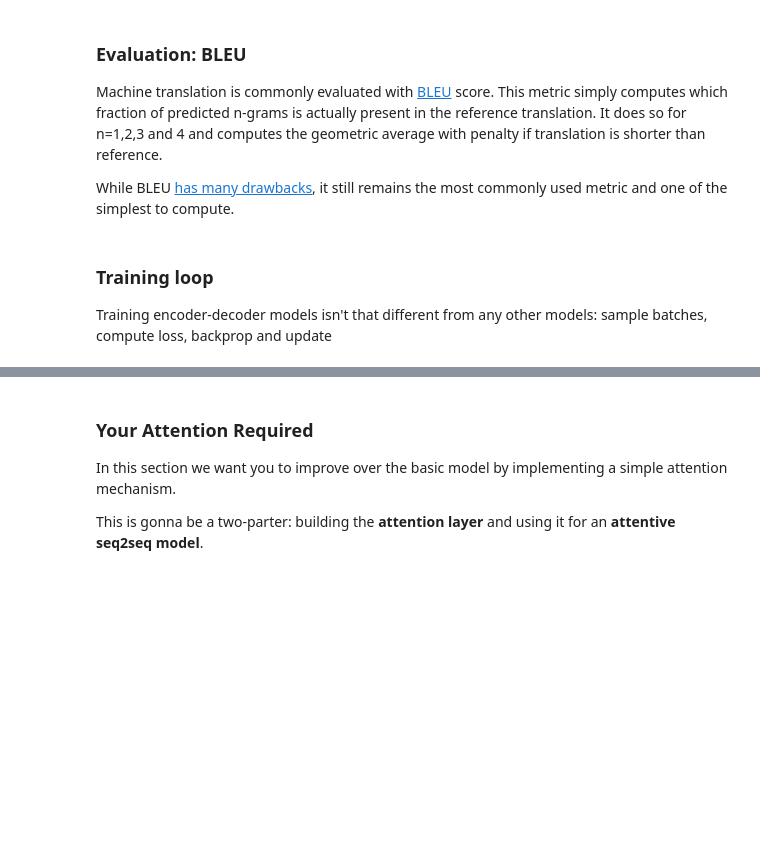
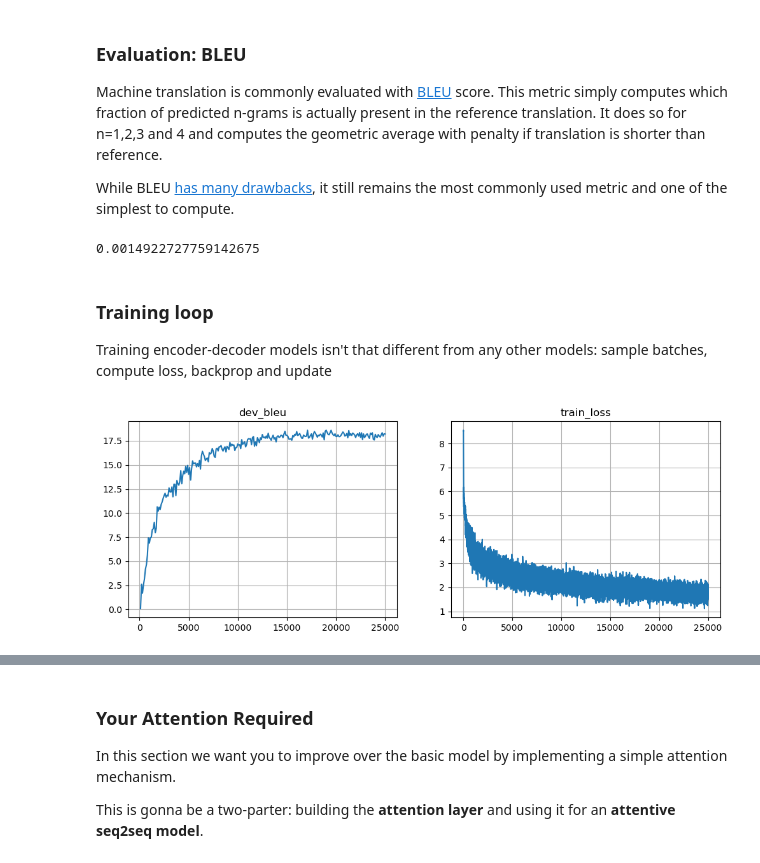
Before and after one commit to gaseln/nlp_course, a Jupyter notebook: week04_seq2seq/practice_and_homework_pytorch.ipynb, the cells around one changed output, grey strips where cells are left out. Drawn from its saved outputs; the diff is of its cells as text; code cells hidden in the pictures; blank space fills up the shorter version.

```diff
--- a/week04_seq2seq/practice_and_homework_pytorch.ipynb
+++ b/week04_seq2seq/practice_and_homework_pytorch.ipynb
@@ -202,8 +202,11 @@ class BasicModel(nn.Module):
         :return: a list of next decoder state tensors, a tensor of logits [batch, len(out_voc)]
         """
         prev_gru0_state = prev_state[0]
+        tok_emb = self.emb_out(prev_tokens)
 
-
+        new_dec_state = self.dec0(tok_emb, prev_gru0_state)
+        output_logits = self.logits(new_dec_state)
+        new_dec_state = [new_dec_state]
 
         return new_dec_state, output_logits
 
@@ -290,10 +298,10 @@ def compute_loss(model, inp, out, **flags):
     targets_1hot = F.one_hot(out, len(model.out_voc)).to(torch.float32)
 
     # outputs of the model, [batch_size, out_len, num_tokens]
-    logits_seq = <YOUR CODE HERE>
+    logits_seq = model.forward(inp, out)
 
     # log-probabilities of all tokens at all steps, [batch_size, out_len, num_tokens]
-    logprobs_seq = <YOUR CODE HERE>
+    logprobs_seq = F.log_softmax(logits_seq, dim=2)
 
     # log-probabilities of correct outputs, [batch_size, out_len]
     logp_out = (logprobs_seq * targets_1hot).sum(dim=-1)
@@ -301,7 +309,7 @@ def compute_loss(model, inp, out, **flags):
     # Note: you can compute loss more efficiently using using F.cross_entropy
 
     # average cross-entropy over tokens where mask == True
-    return <YOUR CODE HERE> # average loss, scalar
+    return -(logp_out * mask).sum() / mask.sum() # average loss, scalar
 # %%
 dummy_loss = compute_loss(model, dummy_inp_tokens, dummy_out_tokens)
 print("Loss:", dummy_loss)
@@ -335,6 +345,8 @@ def compute_bleu(model, inp_lines, out_lines, bpe_sep='@@ ', **flags):
             ) * 100
 # %%
 compute_bleu(model, dev_inp, dev_out)
+# %% [output]
+0.0014922727759142675
 # %% [markdown]
 ### Training loop
 
@@ -350,25 +362,30 @@ batch_size = 32
 # %%
 for _ in trange(25000):
     step = len(metrics['train_loss']) + 1
     batch_ix = np.random.randint(len(train_inp), size=batch_size)
     batch_inp = inp_voc.to_matrix(train_inp[batch_ix]).to(device)
     batch_out = out_voc.to_matrix(train_out[batch_ix]).to(device)
 
-    <YOUR CODE: training step using batch_inp and batch_out>
+    opt.zero_grad()
+    loss_t = compute_loss(model, batch_inp, batch_out)
+    loss_t.backward()
+    opt.step()
 
     metrics['train_loss'].append((step, loss_t.item()))
 
     if step % 100 == 0:
         metrics['dev_bleu'].append((step, compute_bleu(model, dev_inp, dev_out)))
 
         clear_output(True)
         plt.figure(figsize=(12,4))
         for i, (name, history) in enumerate(sorted(metrics.items())):
             plt.subplot(1, len(metrics), i + 1)
             plt.title(name)
             plt.plot(*zip(*history))
             plt.grid()
         plt.show()
         print("Mean loss=%.3f" % np.mean(metrics['train_loss'][-10:], axis=0)[1], flush=True)
 
 # Note: it's okay if bleu oscillates up and down as long as it gets better on average over long term (e.g. 5k batches)
+# %% [output]
+[figure, added]
```
Also changed, not shown: parts of 5 cells of this notebook.
